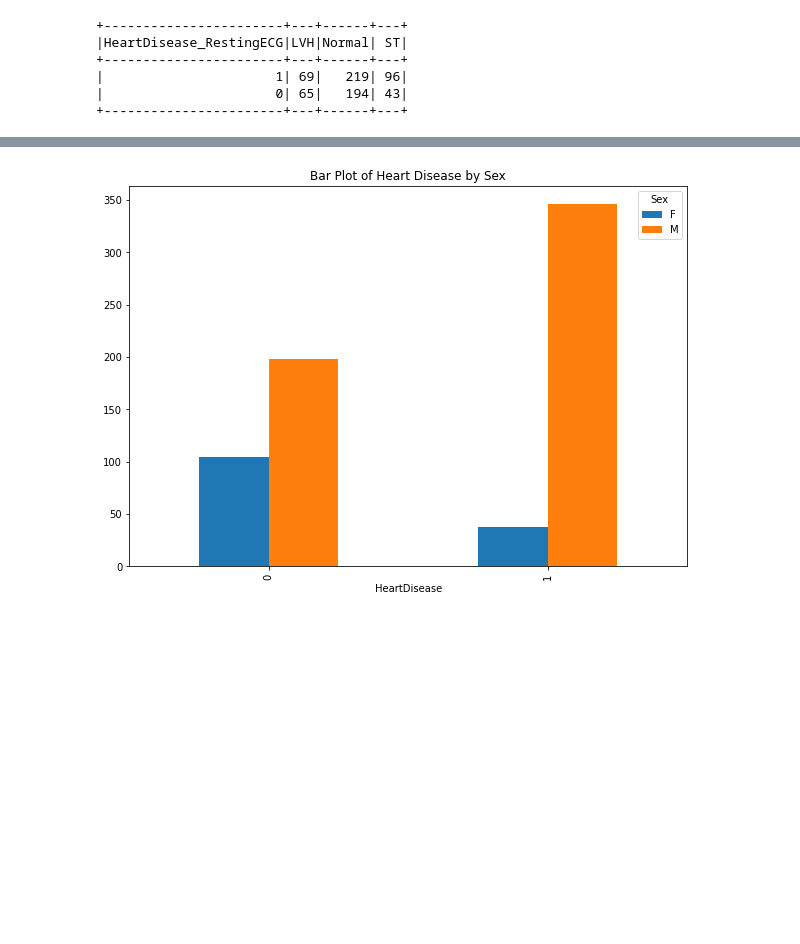
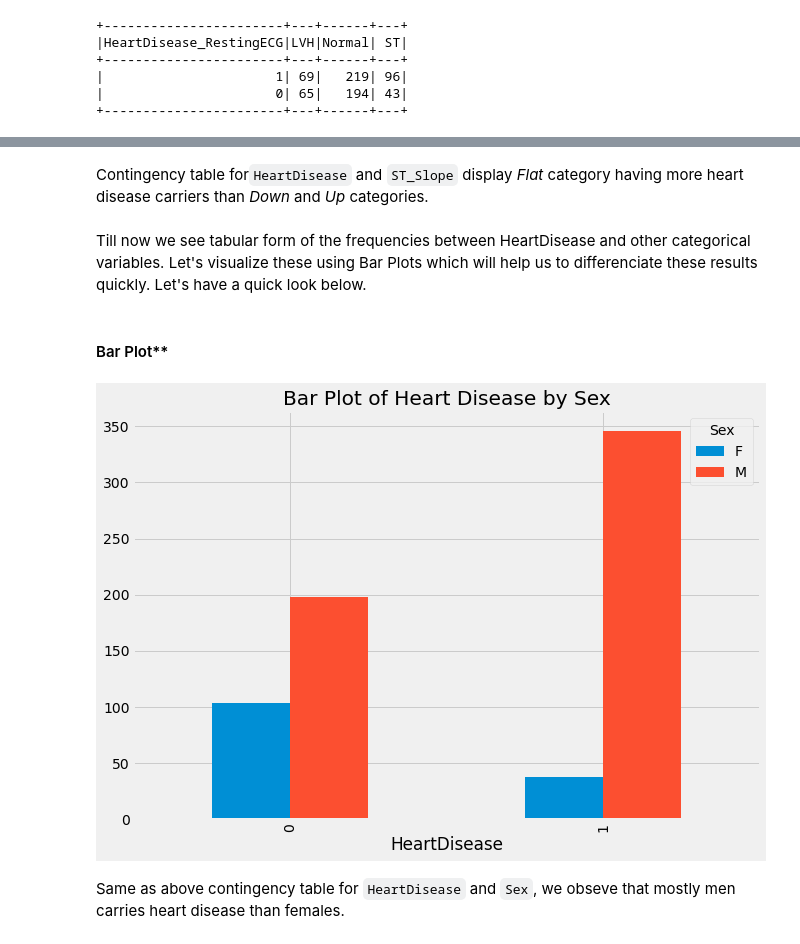
Before and after one commit to akoncsugit/HeartFailure, a Jupyter notebook: FinalProject.ipynb, the cells around one changed output, grey strips where cells are left out. Cells and saved outputs as stored; diff of their text form; code cells hidden in the pictures; blank space fills up the shorter version.

```diff
--- a/FinalProject.ipynb
+++ b/FinalProject.ipynb
@@ -212,0 +208,2 @@ The above table shows that no numeric variable has a correlation more extreme th
+# %%
+cat_data = pd_train[['HeartDisease', 'Sex', 'ChestPainType', 'FastingBS','RestingECG', 'ExerciseAngina', 'ST_Slope']]
@@ -385,11 +426,18 @@ train.crosstab('HeartDisease', 'ST_Slope').show()
 +---------------------+----+----+---+
+# %% [markdown]
+Contingency table for`HeartDisease` and `ST_Slope` display _Flat_ category having more heart disease carriers than _Down_ and _Up_ categories.
+# %% [markdown]
+Till now we see tabular form of the frequencies between HeartDisease and other categorical variables. Let's visualize these using Bar Plots which will help us to differenciate these results quickly. Let's have a quick look below.
+# %% [markdown]
+#### Bar Plot**
 # %%
-cat_data = pd_train[['HeartDisease', 'Sex', 'ChestPainType', 'FastingBS',
-                     'RestingECG', 'ExerciseAngina', 'ST_Slope']]
+plt.style.use('fivethirtyeight')
 table = pd.crosstab(cat_data.HeartDisease, cat_data.Sex)
 table.plot.bar()
 plt.title("Bar Plot of Heart Disease by Sex")
 plt.show()
 # %% [output]
-[figure, old version]
+[figure, new version]
+# %% [markdown]
+Same as above contingency table for `HeartDisease` and `Sex`, we obseve that mostly men carries heart disease than females.
 # %%
```
Also changed, not shown: parts of 96 cells of this notebook.
